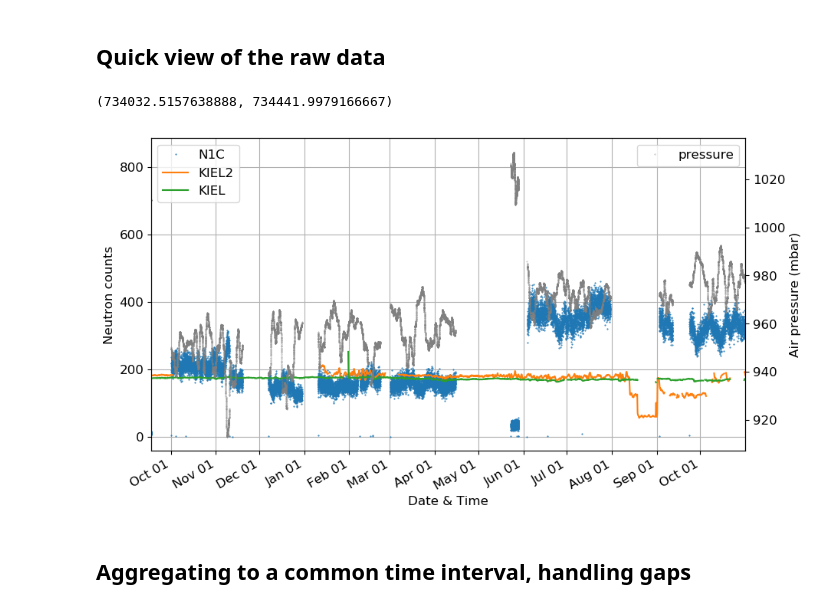
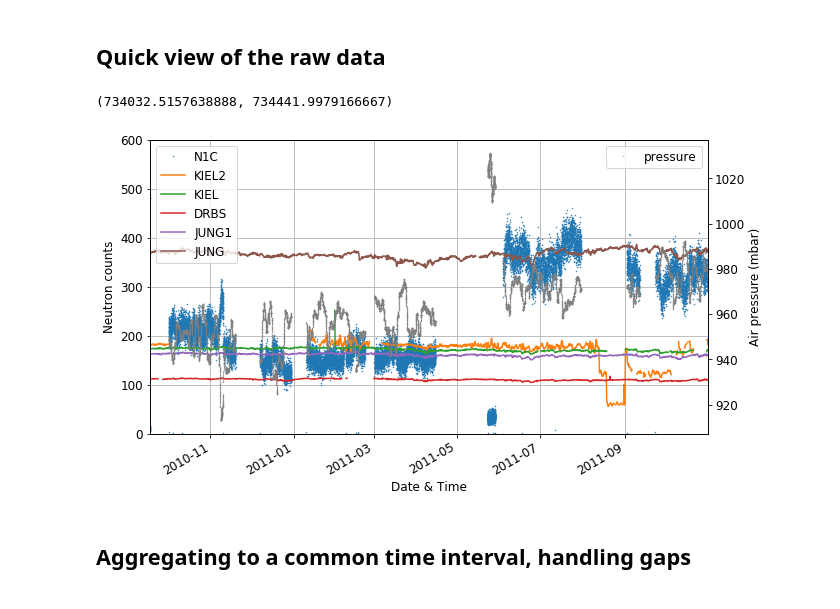
Before and after one commit to heistermann/cosmicsense, a Jupyter notebook: docs/source/notebooks/n_to_theta.ipynb, the cells around one changed output. Cells and saved outputs as stored; diff of their text form; code cells hidden in the pictures.

```diff
--- a/docs/source/notebooks/n_to_theta.ipynb
+++ b/docs/source/notebooks/n_to_theta.ipynb
@@ -57,36 +57,39 @@ nmdb.head()
 # %%
 plt.rc('font', **{'size'   : 12})
 fig, ax = plt.subplots(figsize=(10,6))
 
 n1cpl = crns.n1c.plot(ax=ax, label="N1C", linestyle="None", marker=".", ms=1)
 #crns.n1et.plot(ax=ax, label="N1ET", color="grey", ls="dashed")
-kiel2pl = nmdb.KIEL2.plot(ax=ax, label="KIEL2")
-kielpl = nmdb.KIEL.plot(ax=ax, label="KIEL")
+nmdb.KIEL2.plot(ax=ax, label="KIEL2")
+nmdb.KIEL.plot(ax=ax, label="KIEL")
+nmdb.DRBS.plot(ax=ax, label="DRBS")
+nmdb.JUNG.plot(ax=ax, label="JUNG1")
+nmdb.JUNG1.plot(ax=ax, label="JUNG")
 ax.legend(loc="upper left")
 plt.xlabel("Date & Time")
 plt.ylabel("Neutron counts")
-plt.tick_params(axis='both', which='major')
+plt.ylim(0,600)
+#plt.tick_params(axis='both', which='major')
 plt.grid()
 
 ax2 = ax.twinx()
 presspl = crns.press.plot(ax=ax2, label="pressure", color="grey", linestyle="None", marker=".", ms=0.5)
 plt.ylabel("Air pressure (mbar)")
 plt.legend(loc="upper right")
 
 #set ticks every week
-ax.xaxis.set_major_locator(mdates.MonthLocator())
+#ax.xaxis.set_major_locator(mdates.MonthLocator())
 #set major ticks format
-ax.xaxis.set_major_formatter(mdates.DateFormatter('%b %d'))
+#ax.xaxis.set_major_formatter(mdates.DateFormatter('%b %d'))
 
-plt.tick_params(axis='both', which='major')
+#plt.tick_params(axis='both', which='major')
 
 plt.xlim(crns.index[0], crns.index[-1])
-#plt.ylim(0, 600)
 
 #plt.rcdefaults()
 # %% [output]
 (734032.5157638888, 734441.9979166667)
-[figure, old version]
+[figure, new version]
 # %% [markdown]
 ## Aggregating to a common time interval, handling gaps
 # %% [markdown]
```
Also changed, not shown: parts of 14 cells of this notebook, 1 other file.
